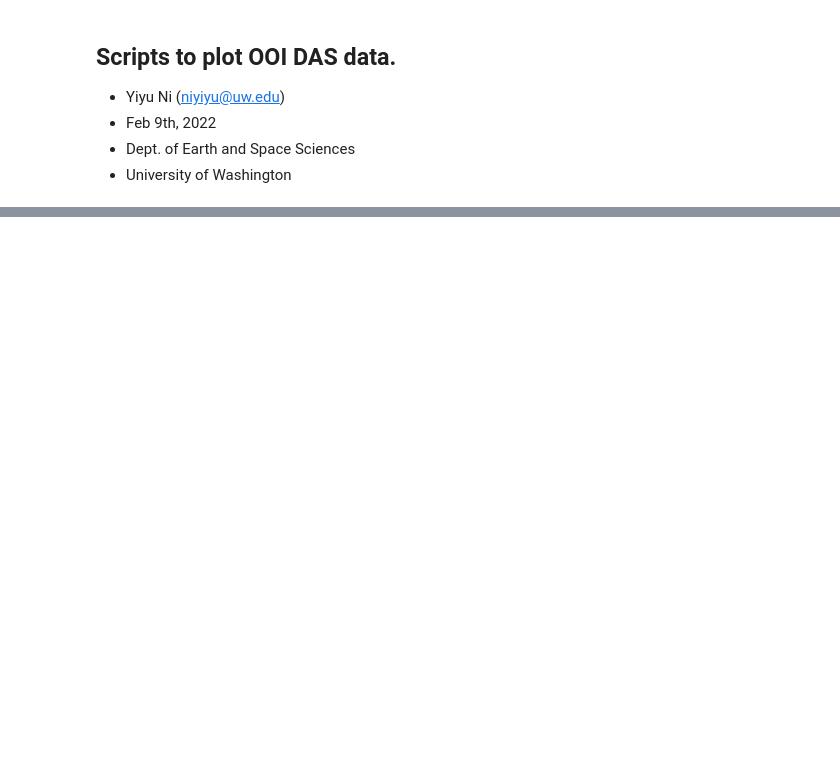
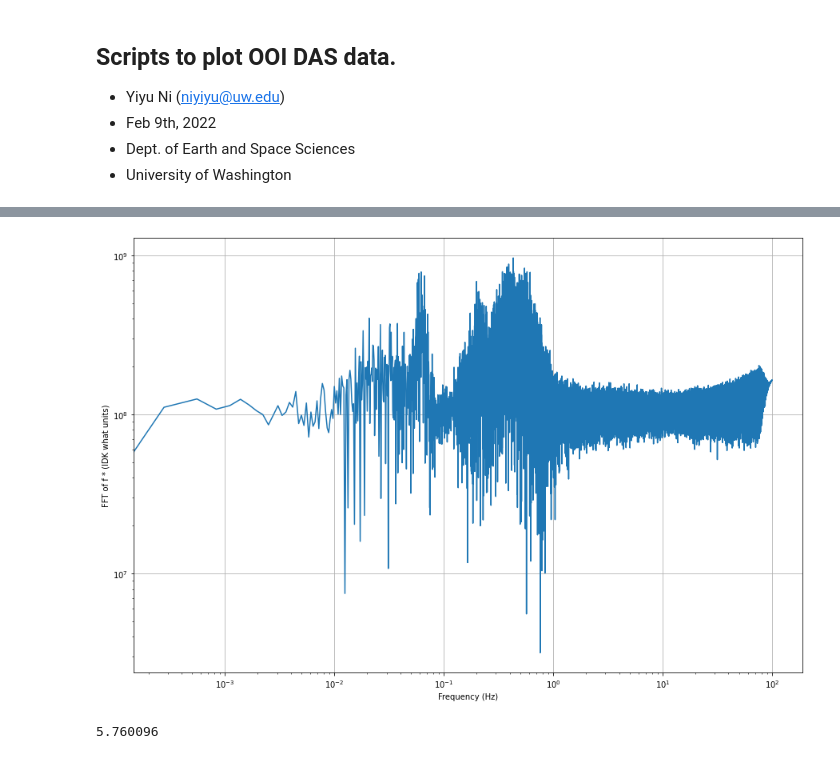
Before and after one commit to niyiyu/OOI-DAS, a Jupyter notebook: Notebook/plot_OOI-one-channel.ipynb, the cells around one changed output, grey strips where cells are left out. Cells and saved outputs as stored; diff of their text form; code cells hidden in the pictures; blank space fills up the shorter version.

```diff
--- a/Notebook/plot_OOI-one-channel.ipynb
+++ b/Notebook/plot_OOI-one-channel.ipynb
@@ -52,0 +99,20 @@ for i in range(nsubplots):
+# %%
+from scipy.fft import fft, fftfreq
+N = len(data)
+dataf = fft(data)
+f = fftfreq(N, dt)[:N//2]
+fig,ax=plt.subplots(figsize=(15,10))
+fig.patch.set_facecolor('w')
+plt.plot(f,f*np.abs(dataf[:N//2]))
+plt.yscale('log')
+plt.xscale('log')
+plt.xlabel('Frequency (Hz)')
+plt.ylabel('FFT of f * (IDK what units)')
+plt.grid()
+# %% [output]
+[figure, added]
+# %%
+import sys
+sys.getsizeof(data)/1e6
+# %% [output]
+5.760096
```
Also changed, not shown: parts of 4 cells of this notebook.
